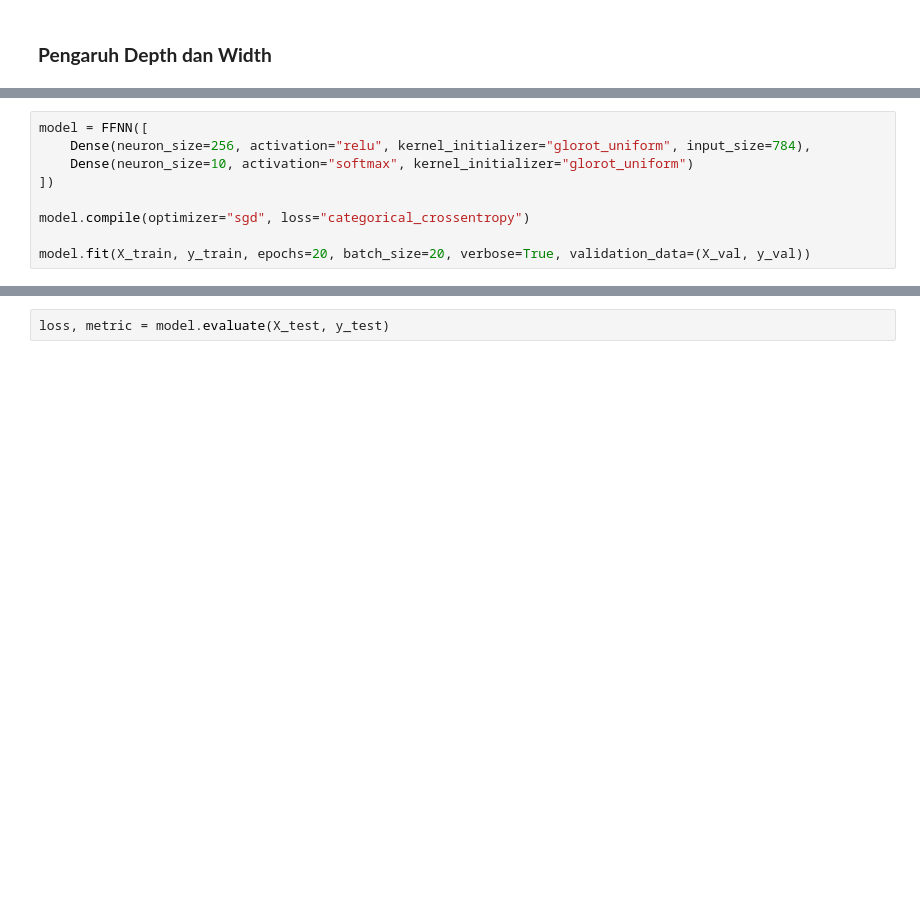
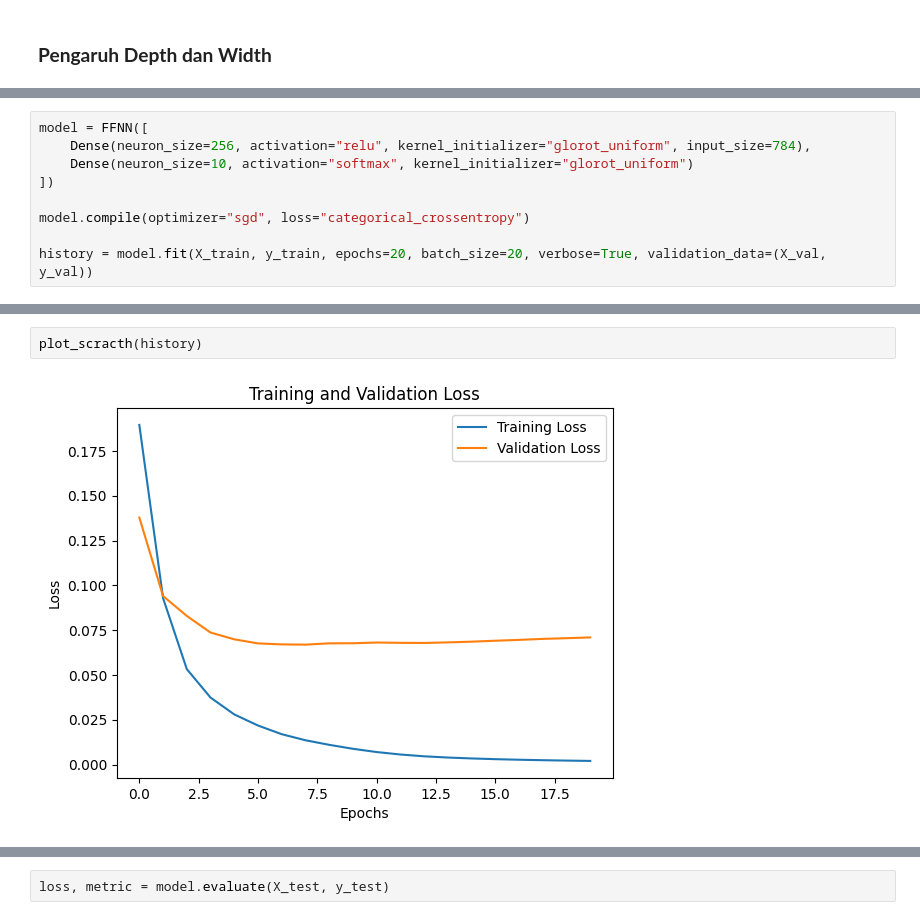
Before and after one commit to IrfanSidiq/IF3270_FFNN, a Jupyter notebook: percobaan_laporan.ipynb, the cells around one changed output, grey strips where cells are left out. Cells and saved outputs as stored; diff of their text form; blank space fills up the shorter version.

```diff
--- a/percobaan_laporan.ipynb
+++ b/percobaan_laporan.ipynb
@@ -85,6 +101,6 @@ model = FFNN([
 
 model.compile(optimizer="sgd", loss="categorical_crossentropy")
 
-model.fit(X_train, y_train, epochs=20, batch_size=20, verbose=True, validation_data=(X_val, y_val))
+history = model.fit(X_train, y_train, epochs=20, batch_size=20, verbose=True, validation_data=(X_val, y_val))
 # %% [output]
 Epoch 1/20
@@ -111,3 +127,7 @@ Loss: 0.0588, Accuracy: 0.8450
+# %%
+plot_scracth(history)
+# %% [output]
+[figure, added]
 # %%
 model = FFNN([
     Dense(neuron_size=256, activation="relu", kernel_initializer="glorot_uniform", input_size=784),
```
Also changed, not shown: parts of 119 cells of this notebook.
